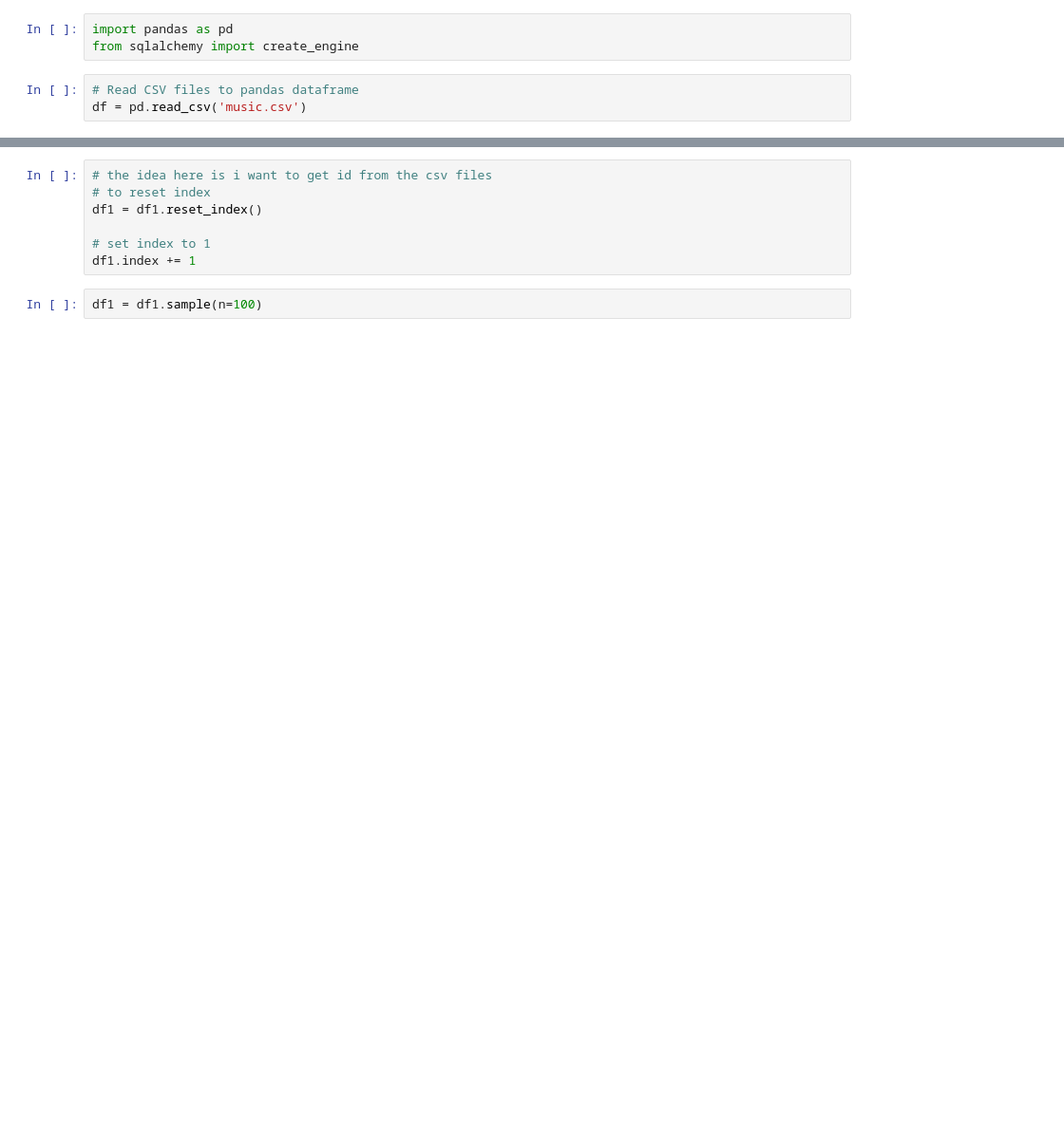
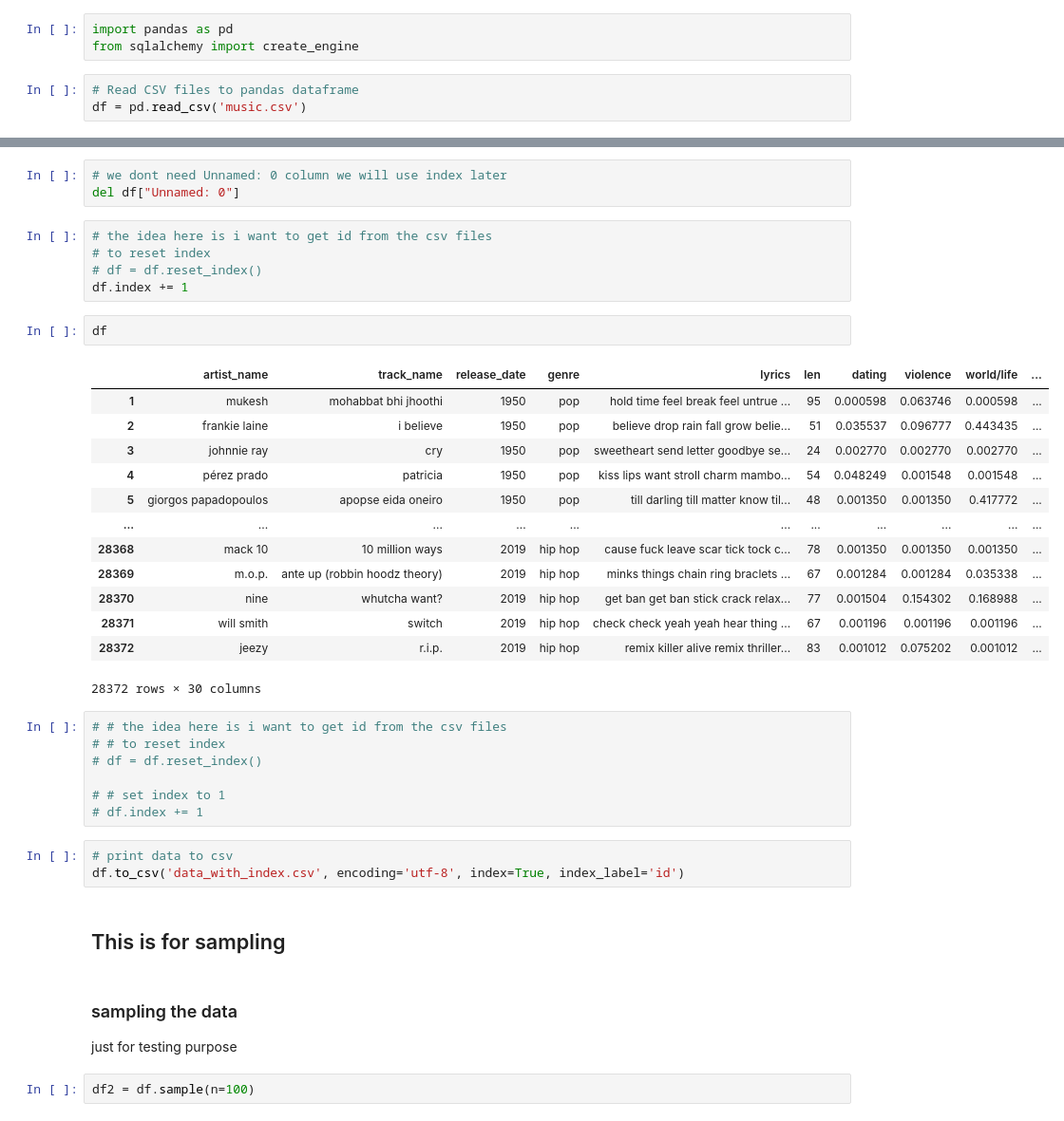
Before and after one commit to heendri/DataframetoSQL, a Jupyter notebook: Read Music Data.ipynb, the cells around one changed output, grey strips where cells are left out. Shown: that part at 95% size. Cells and saved outputs as stored; diff of their text form; blank space fills up the shorter version.

```diff
--- a/Read Music Data.ipynb
+++ b/Read Music Data.ipynb
@@ -28,9 +44,41 @@ df.head
+# %%
+# we dont need Unnamed: 0 column we will use index later
+del df["Unnamed: 0"]
+# %%
+# the idea here is i want to get id from the csv files
+# to reset index
+# df = df.reset_index()
+df.index += 1
+# %%
+df
+# %% [output]
+|  | artist_name | track_name | release_date | genre | lyrics | len | dating | violence | world/life | ... |
+| 1 | mukesh | mohabbat bhi jhoothi | 1950 | pop | hold time feel break feel untrue ... | 95 | 0.000598 | 0.063746 | 0.000598 | ... |
+| 2 | frankie laine | i believe | 1950 | pop | believe drop rain fall grow belie... | 51 | 0.035537 | 0.096777 | 0.443435 | ... |
+| 3 | johnnie ray | cry | 1950 | pop | sweetheart send letter goodbye se... | 24 | 0.002770 | 0.002770 | 0.002770 | ... |
+| 4 | pérez prado | patricia | 1950 | pop | kiss lips want stroll charm mambo... | 54 | 0.048249 | 0.001548 | 0.001548 | ... |
+| 5 | giorgos papadopoulos | apopse eida oneiro | 1950 | pop | till darling till matter know til... | 48 | 0.001350 | 0.001350 | 0.417772 | ... |
+| ... | ... | ... | ... | ... | ... | ... | ... | ... | ... | ... |
+| 28368 | mack 10 | 10 million ways | 2019 | hip hop | cause fuck leave scar tick tock c... | 78 | 0.001350 | 0.001350 | 0.001350 | ... |
+| 28369 | m.o.p. | ante up (robbin hoodz theory) | 2019 | hip hop | minks things chain ring braclets ... | 67 | 0.001284 | 0.001284 | 0.035338 | ... |
+| 28370 | nine | whutcha want? | 2019 | hip hop | get ban get ban stick crack relax... | 77 | 0.001504 | 0.154302 | 0.168988 | ... |
+| 28371 | will smith | switch | 2019 | hip hop | check check yeah yeah hear thing ... | 67 | 0.001196 | 0.001196 | 0.001196 | ... |
+| 28372 | jeezy | r.i.p. | 2019 | hip hop | remix killer alive remix thriller... | 83 | 0.001012 | 0.075202 | 0.001012 | ... |
+28372 rows × 30 columns
 # %%
-# the idea here is i want to get id from the csv files
-# to reset index
-df1 = df1.reset_index()
+# # the idea here is i want to get id from the csv files
+# # to reset index
+# df = df.reset_index()
 
-# set index to 1
-df1.index += 1
+# # set index to 1
+# df.index += 1
+# %%
+# print data to csv
+df.to_csv('data_with_index.csv', encoding='utf-8', index=True, index_label='id')
+# %% [markdown]
+## This is for sampling
+# %% [markdown]
+### sampling the data
+just for testing purpose
 # %%
-df1 = df1.sample(n=100)
+df2 = df.sample(n=100)
```
Also changed, not shown: parts of 16 cells of this notebook, 1 other file.
